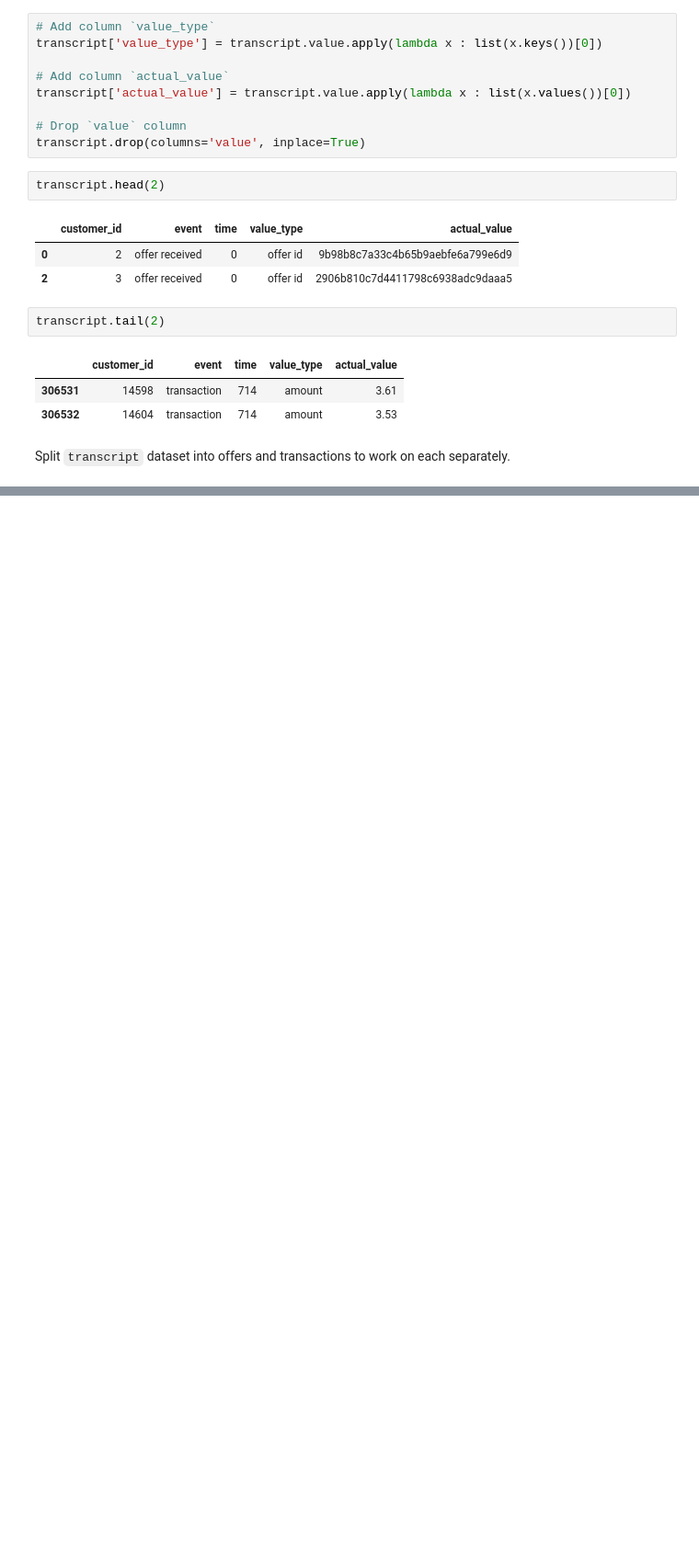
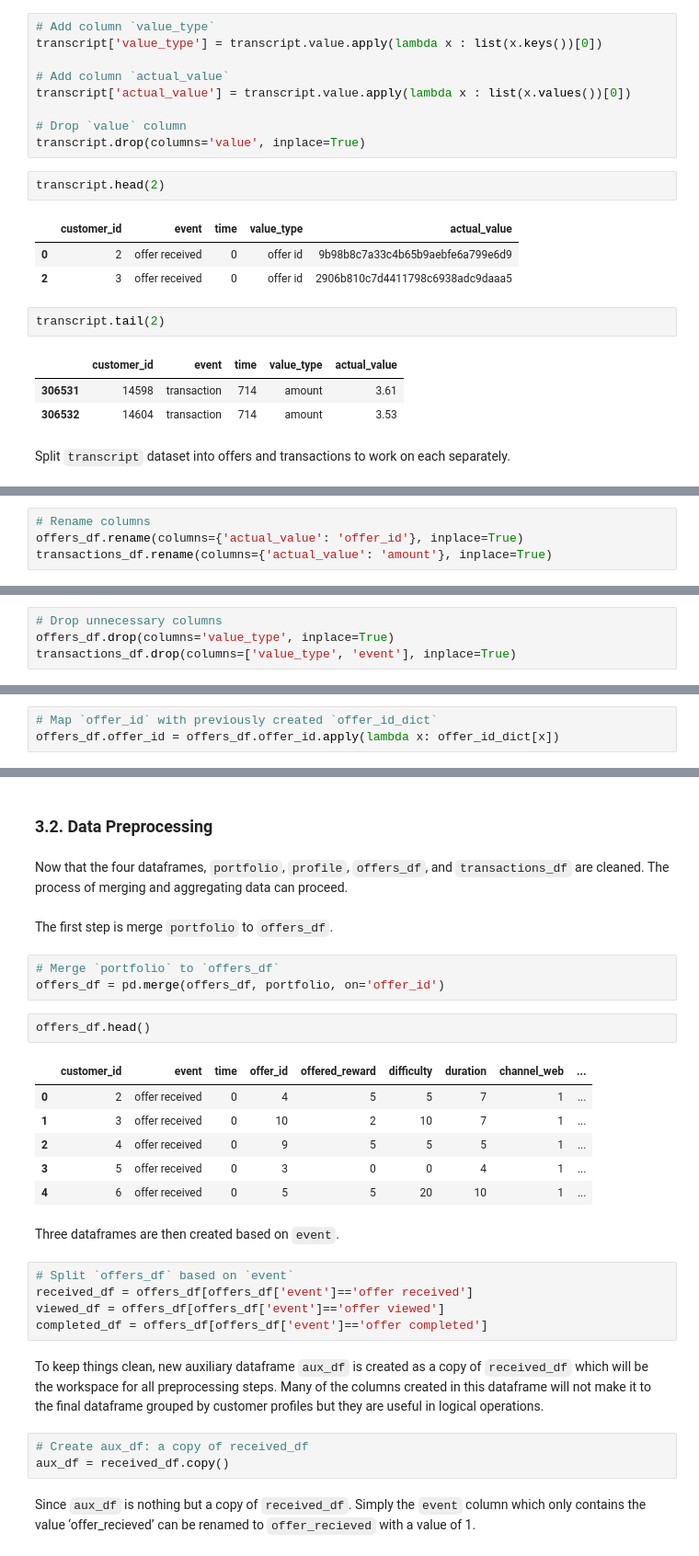
Before and after one commit to codeefy/Starbucks-Customer-Segmentation-, a Jupyter notebook: segmentation.ipynb, the cells around one changed output, grey strips where cells are left out. Shown at 92% size. Saved outputs shown, nothing was run; the diff lists cells and outputs as text; blank space fills up the shorter version.

```diff
--- a/segmentation.ipynb
+++ b/segmentation.ipynb
@@ -587,0 +594,4 @@ Split `transcript` dataset into offers and transactions to work on each separate
+# %%
+# Rename columns
+offers_df.rename(columns={'actual_value': 'offer_id'}, inplace=True)
+transactions_df.rename(columns={'actual_value': 'amount'}, inplace=True)
@@ -587,0 +600,4 @@ Split `transcript` dataset into offers and transactions to work on each separate
+# %%
+# Drop unnecessary columns
+offers_df.drop(columns='value_type', inplace=True)
+transactions_df.drop(columns=['value_type', 'event'], inplace=True)
@@ -587,0 +606,3 @@ Split `transcript` dataset into offers and transactions to work on each separate
+# %%
+# Map `offer_id` with previously created `offer_id_dict`
+offers_df.offer_id = offers_df.offer_id.apply(lambda x: offer_id_dict[x])
@@ -587,0 +642,32 @@ Split `transcript` dataset into offers and transactions to work on each separate
+# %% [markdown]
+### 3.2. Data Preprocessing
+# %% [markdown]
+Now that the four dataframes, `portfolio`, `profile`, `offers_df`, and `transactions_df` are cleaned. The process of merging and aggregating data can proceed.
+# %% [markdown]
+The first step is merge `portfolio` to `offers_df`.
+# %%
+# Merge `portfolio` to `offers_df`
+offers_df = pd.merge(offers_df, portfolio, on='offer_id')
+# %%
+offers_df.head()
+# %% [output]
+|  | customer_id | event | time | offer_id | offered_reward | difficulty | duration | channel_web | ... |
+| 0 | 2 | offer received | 0 | 4 | 5 | 5 | 7 | 1 | ... |
+| 1 | 3 | offer received | 0 | 10 | 2 | 10 | 7 | 1 | ... |
+| 2 | 4 | offer received | 0 | 9 | 5 | 5 | 5 | 1 | ... |
+| 3 | 5 | offer received | 0 | 3 | 0 | 0 | 4 | 1 | ... |
+| 4 | 6 | offer received | 0 | 5 | 5 | 20 | 10 | 1 | ... |
+# %% [markdown]
+Three dataframes are then created based on `event`.
+# %%
+# Split `offers_df` based on `event`
+received_df = offers_df[offers_df['event']=='offer received']
+viewed_df = offers_df[offers_df['event']=='offer viewed']
+completed_df = offers_df[offers_df['event']=='offer completed']
+# %% [markdown]
+To keep things clean, new auxiliary dataframe `aux_df` is created as a copy of `received_df` which will be the workspace for all preprocessing steps. Many of the columns created in this dataframe will not make it to the final dataframe grouped by customer profiles but they are useful in logical operations.
+# %%
+# Create aux_df: a copy of received_df
+aux_df = received_df.copy()
+# %% [markdown]
+Since `aux_df` is nothing but a copy of `received_df`. Simply the `event` column which only contains the value ‘offer_recieved’ can be renamed to `offer_recieved` with a value of 1.
```
Also changed, not shown: parts of 16 cells of this notebook, 1 other file.
